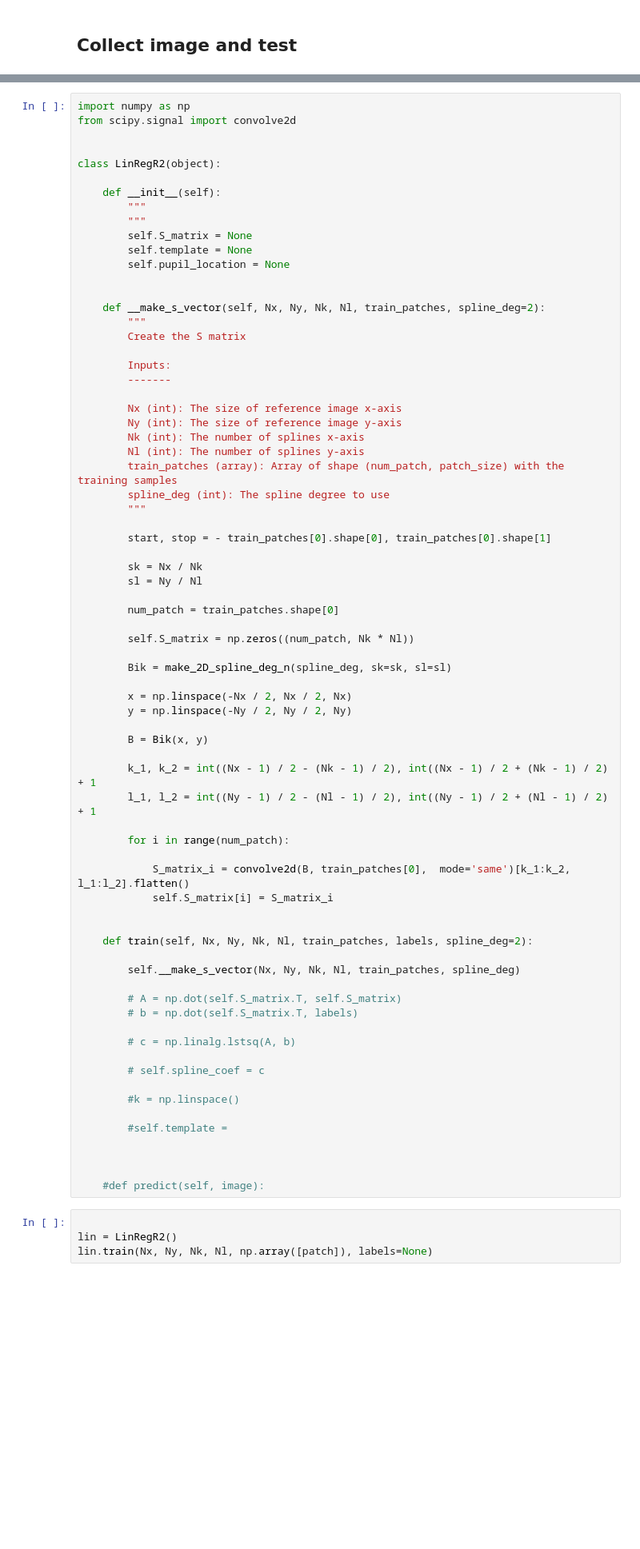
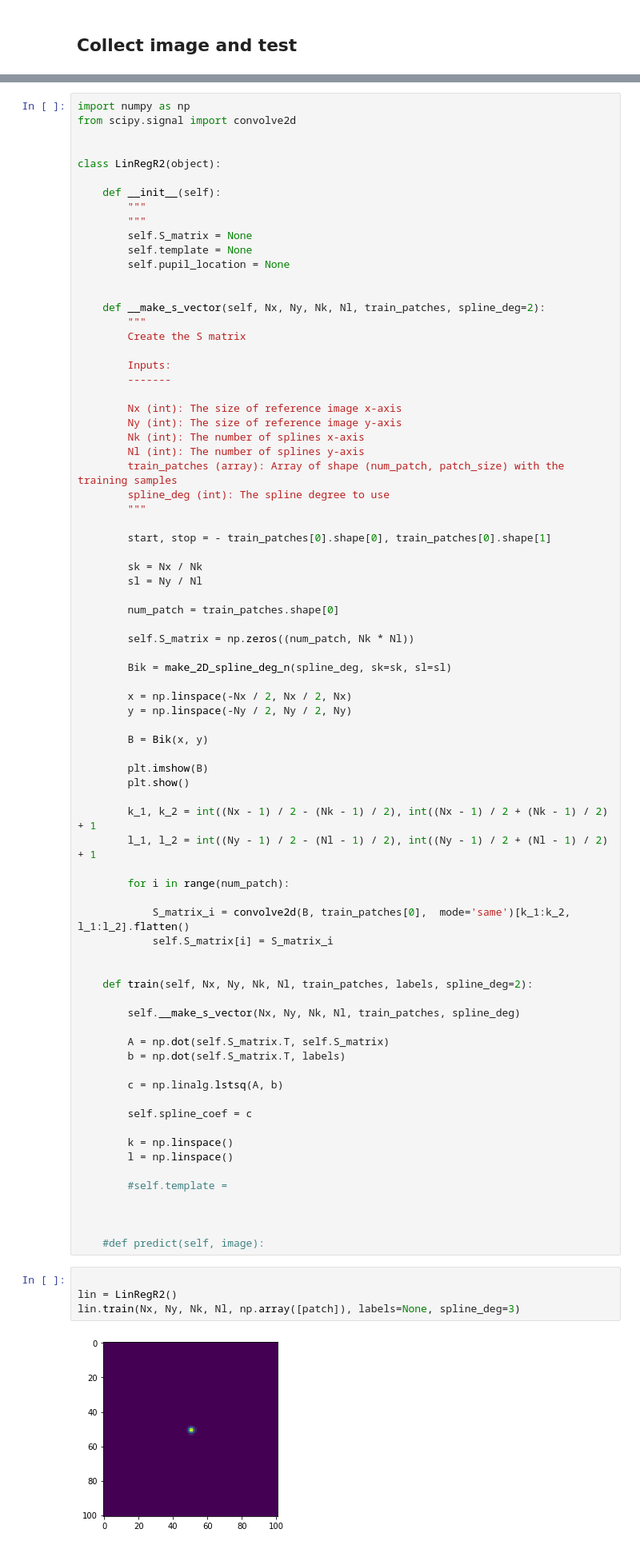
Before and after one commit to pierreglaser/templatematching-mva, a Jupyter notebook: notebooks/train.ipynb, the cells around one changed output, grey strips where cells are left out. Shown at 80% size. Drawn from its saved outputs; the diff is of its cells as text; blank space fills up the shorter version.

```diff
--- a/notebooks/train.ipynb
+++ b/notebooks/train.ipynb
@@ -137,6 +141,9 @@ class LinRegR2(object):
 
         B = Bik(x, y)
 
+        plt.imshow(B)
+        plt.show()
+
         k_1, k_2 = int((Nx - 1) / 2 - (Nk - 1) / 2), int((Nx - 1) / 2 + (Nk - 1) / 2) + 1
         l_1, l_2 = int((Ny - 1) / 2 - (Nl - 1) / 2), int((Ny - 1) / 2 + (Nl - 1) / 2) + 1
 
@@ -150,14 +157,15 @@ class LinRegR2(object):
 
         self.__make_s_vector(Nx, Ny, Nk, Nl, train_patches, spline_deg)
 
-        # A = np.dot(self.S_matrix.T, self.S_matrix)
-        # b = np.dot(self.S_matrix.T, labels)
+        A = np.dot(self.S_matrix.T, self.S_matrix)
+        b = np.dot(self.S_matrix.T, labels)
 
-        # c = np.linalg.lstsq(A, b)
+        c = np.linalg.lstsq(A, b)
 
-        # self.spline_coef = c
+        self.spline_coef = c
 
-        #k = np.linspace()
+        k = np.linspace()
+        l = np.linspace()
 
         #self.template =
 
@@ -167,4 +175,6 @@ class LinRegR2(object):
 # %%
 
 lin = LinRegR2()
-lin.train(Nx, Ny, Nk, Nl, np.array([patch]), labels=None)
+lin.train(Nx, Ny, Nk, Nl, np.array([patch]), labels=None, spline_deg=3)
+# %% [output]
+[figure, added]
```
Also changed, not shown: parts of 10 cells of this notebook.
